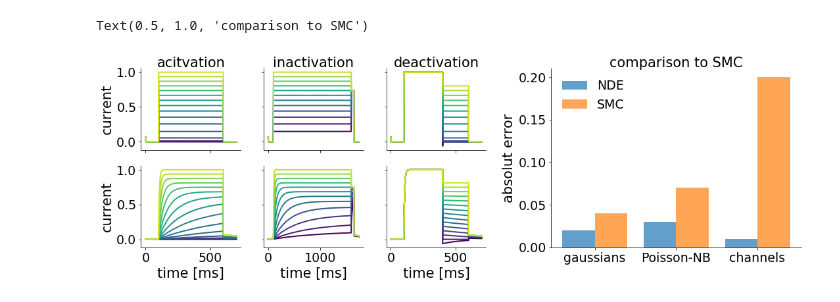
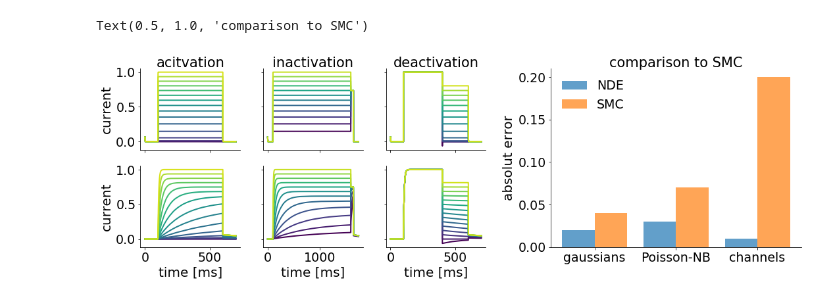
Before and after one commit to mackelab/lfi-experiments, a Jupyter notebook: model_comparison/notebooks/Figures_voltagetraces_currentresponses.ipynb, the cells around one changed output. Drawn from its saved outputs; the diff is of its cells as text; code cells hidden in the pictures.

```diff
--- a/model_comparison/notebooks/Figures_voltagetraces_currentresponses.ipynb
+++ b/model_comparison/notebooks/Figures_voltagetraces_currentresponses.ipynb
@@ -13,13 +15,14 @@ from lfimodels.channelomics.ChannelSingle import ChannelSingle
 from lfimodels.channelomics.ChannelStats import ChannelStats
 %matplotlib inline
 # %%
-mpl_params = {'legend.fontsize': 18,
+mpl_params = {'legend.fontsize': 19,
               'legend.frameon': False,
-                      'axes.titlesize': 18,
-                      'axes.labelsize': 16,
-                      'xtick.labelsize': 14,
-                      'ytick.labelsize': 14,
-             'figure.figsize' : (18, 5)}
+                      'axes.titlesize': 21,
+                      'axes.labelsize': 20,
+                      'xtick.labelsize': 19,
+                      'ytick.labelsize': 19,
+             'figure.figsize' : (18, 5),
+             'axes.titlepad': 2}
 
 mpl.rcParams.update(mpl_params)
 # %% [markdown]
@@ -160,9 +164,9 @@ ax2.legend(['NDE', 'SMC'])
 ax2.set_title('comparison to SMC')
 # %% [output]
 Text(0.5, 1.0, 'comparison to SMC')
-# %%
-ff
-# %% [output]
-[figure, removed]
+# %%
+fig
+# %% [output]
+[figure, added]
 # %%
 fullpath = os.path.expanduser('~') + '/LRZBOX/PhD/writing/CogComp2018/poster/figs/fig4/fig4_raw.pdf'
```
Also changed, not shown: parts of 7 cells of this notebook, 1 other file.
